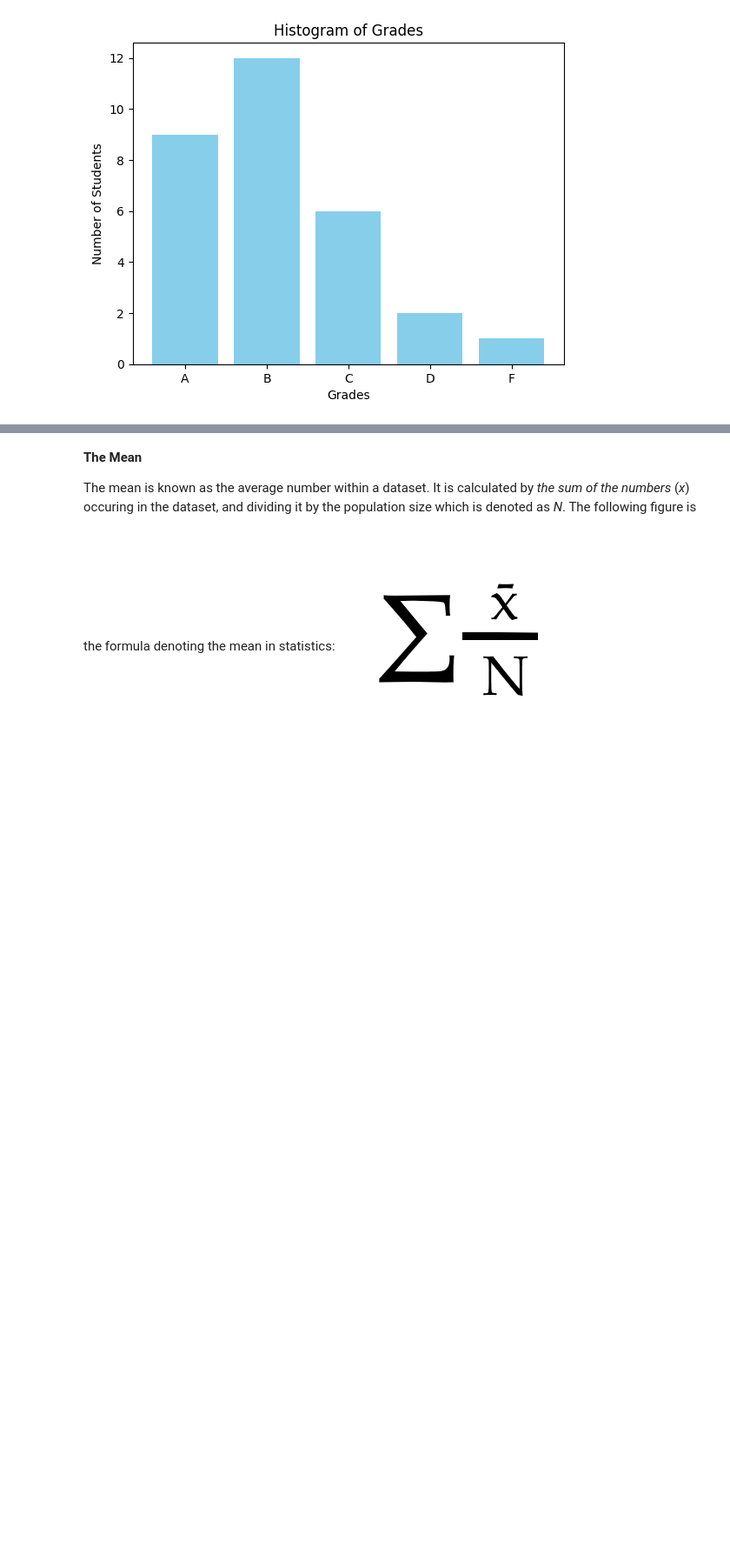
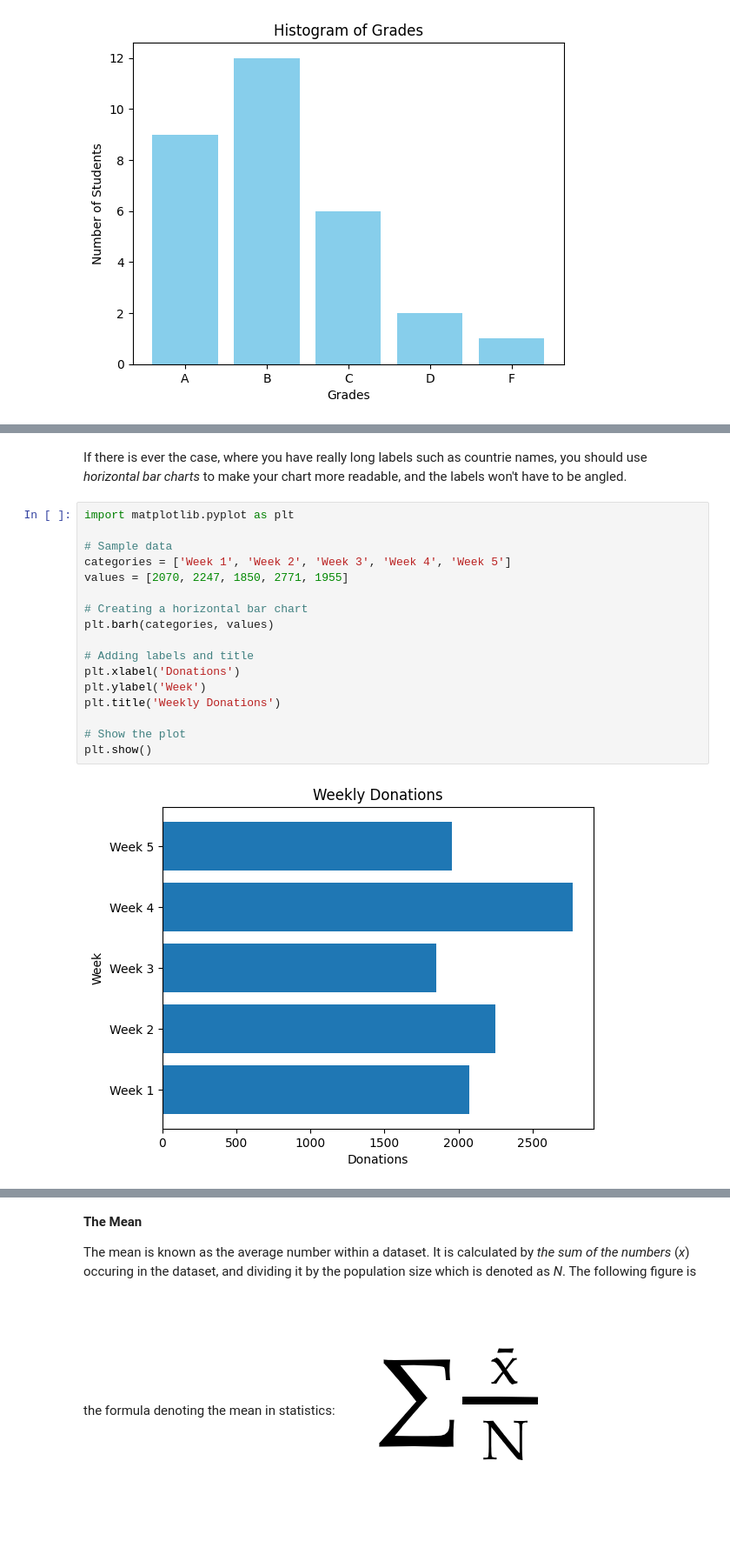
Before and after one commit to KingHikarii/Project-of-Statistical-Analysis, a Jupyter notebook: Project_of_Statistical_Analysis.ipynb, the cells around one changed output, grey strips where cells are left out. Shown at 87% size. Cells and saved outputs as stored; diff of their text form; blank space fills up the shorter version.

```diff
--- a/Project_of_Statistical_Analysis.ipynb
+++ b/Project_of_Statistical_Analysis.ipynb
@@ -127,0 +148,21 @@ The central tendency is a value that will us the typical number within our data.
+# %% [markdown]
+If there is ever the case, where you have really long labels such as countrie names, you should use *horizontal bar charts* to make your chart more readable, and the labels won't have to be angled.
+# %%
+import matplotlib.pyplot as plt
+
+# Sample data
+categories = ['Week 1', 'Week 2', 'Week 3', 'Week 4', 'Week 5']
+values = [2070, 2247, 1850, 2771, 1955]
+
+# Creating a horizontal bar chart
+plt.barh(categories, values)
+
+# Adding labels and title
+plt.xlabel('Donations')
+plt.ylabel('Week')
+plt.title('Weekly Donations')
+
+# Show the plot
+plt.show()
+# %% [output]
+[figure, added]
```
Also changed, not shown: parts of 10 cells of this notebook.
